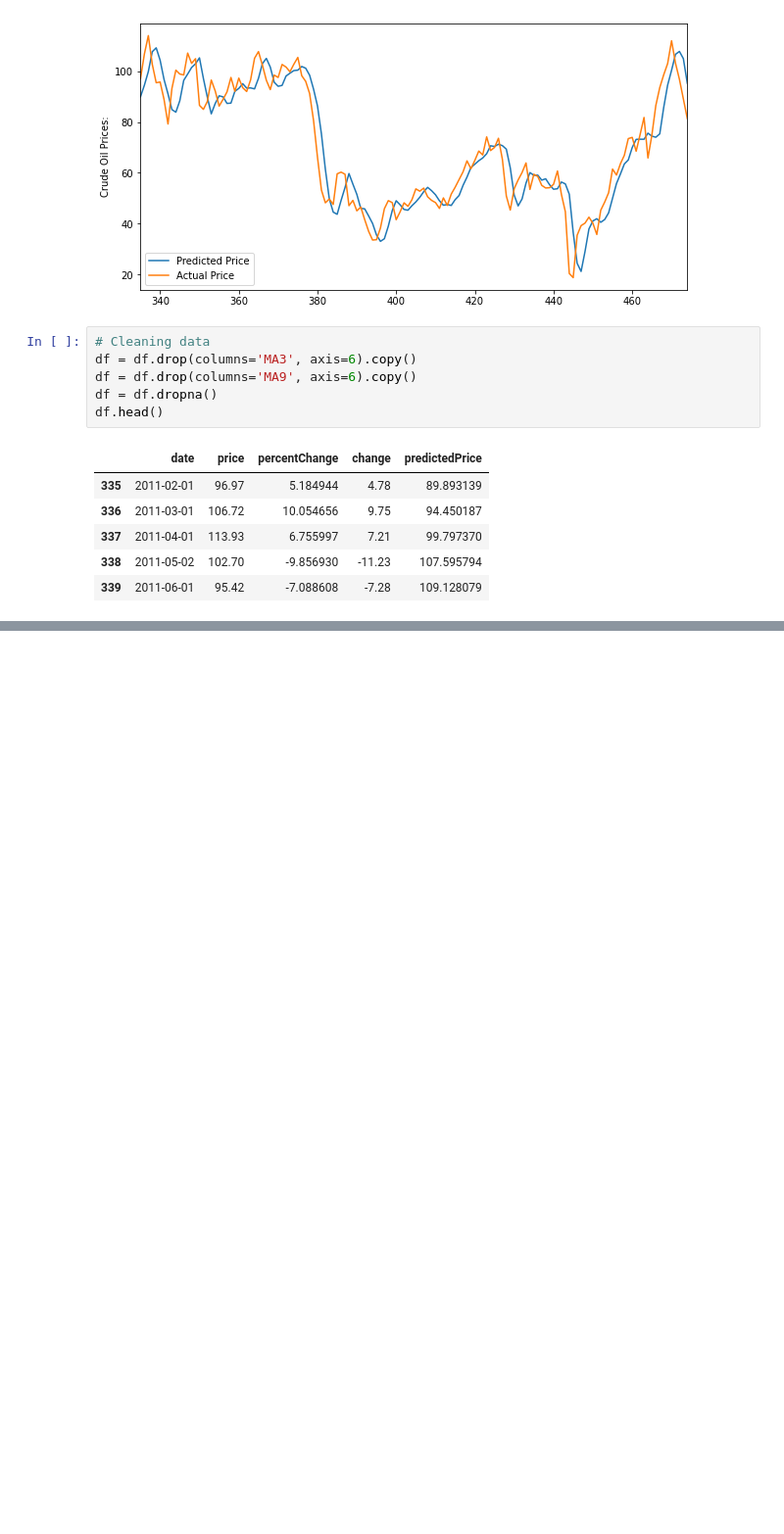
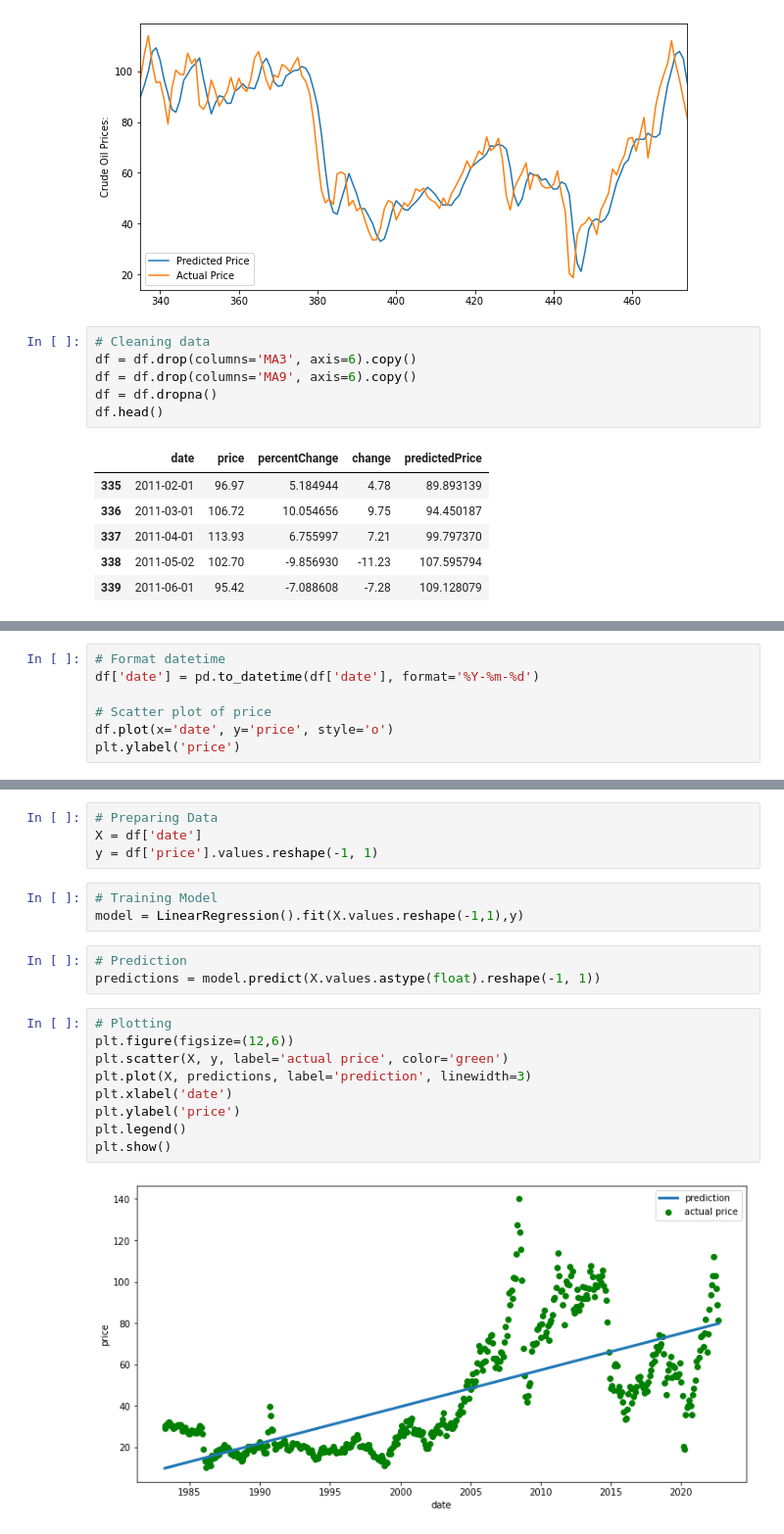
Before and after one commit to Bourbxn/petrol-prediction, a Jupyter notebook: main.ipynb, the cells around one changed output, grey strips where cells are left out. Shown at 98% size. Cells and saved outputs as stored; diff of their text form; blank space fills up the shorter version.

Commit message:
updated + fixed linear regression predict

```diff
--- a/main.ipynb
+++ b/main.ipynb
@@ -118,0 +130,7 @@ Name: 336, dtype: object
+# %%
+# Format datetime
+df['date'] = pd.to_datetime(df['date'], format='%Y-%m-%d')
+
+# Scatter plot of price
+df.plot(x='date', y='price', style='o')
+plt.ylabel('price')
@@ -118,0 +140,21 @@ Name: 336, dtype: object
+# %%
+# Preparing Data
+X = df['date']
+y = df['price'].values.reshape(-1, 1)
+# %%
+# Training Model
+model = LinearRegression().fit(X.values.reshape(-1,1),y)
+# %%
+# Prediction
+predictions = model.predict(X.values.astype(float).reshape(-1, 1))
+# %%
+# Plotting
+plt.figure(figsize=(12,6))
+plt.scatter(X, y, label='actual price', color='green')
+plt.plot(X, predictions, label='prediction', linewidth=3)
+plt.xlabel('date')
+plt.ylabel('price')
+plt.legend()
+plt.show()
+# %% [output]
+[figure, added]
```
Also changed, not shown: parts of 9 cells of this notebook, 1 other file.
